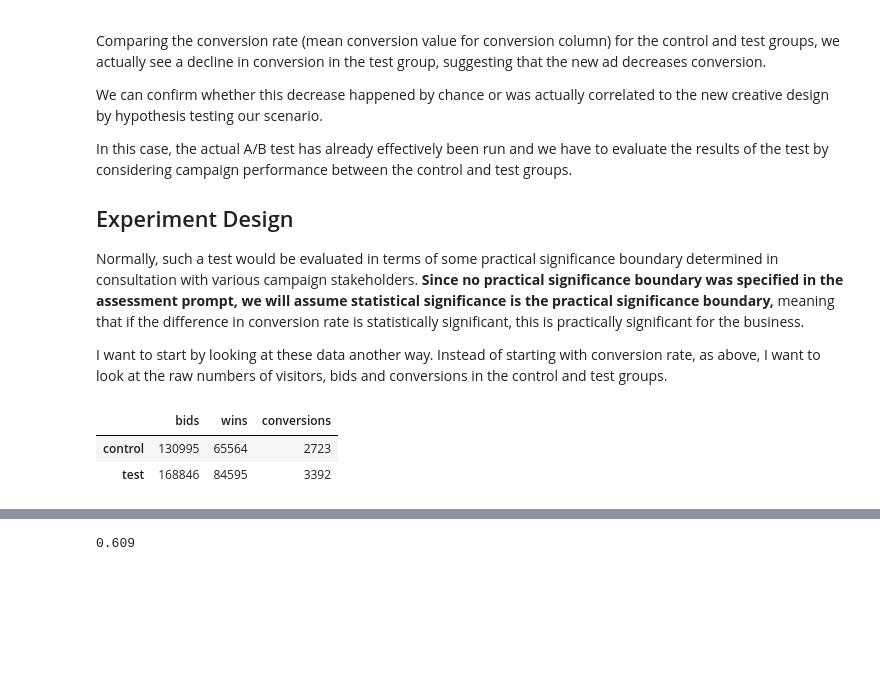
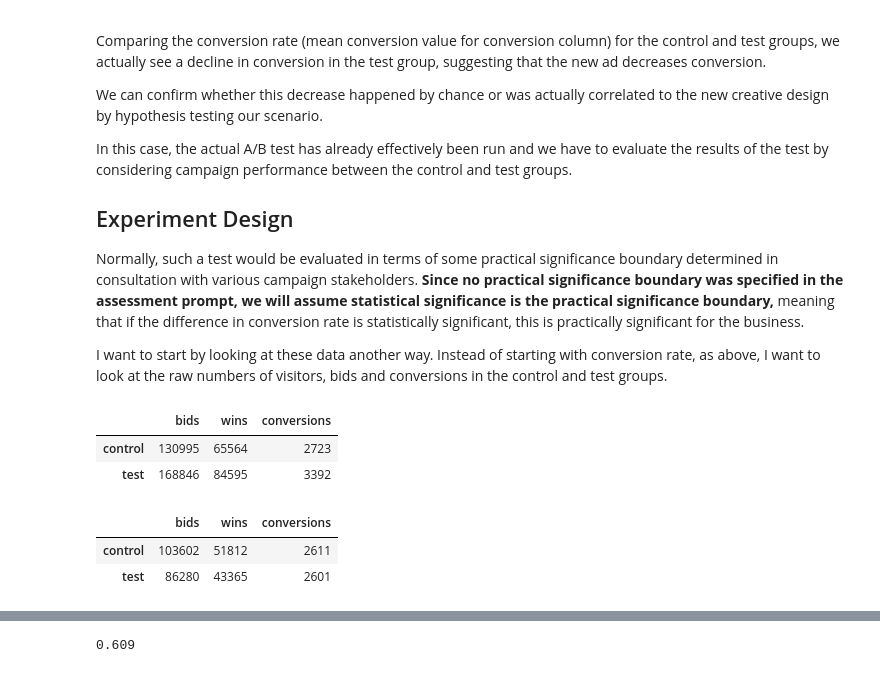
Before and after one commit to jkurdys/Vericast, a Jupyter notebook: notebooks/EDA.ipynb, the cells around one changed output, grey strips where cells are left out. Cells and saved outputs as stored; diff of their text form; code cells hidden in the pictures; blank space fills up the shorter version.

```diff
--- a/notebooks/EDA.ipynb
+++ b/notebooks/EDA.ipynb
@@ -621 +584,5 @@ bids.describe()
+# %%
+trunctrl = control_df[~control_df['location'].isin(['AL', 'MS', 'NC', 'TN'])]
+trunctest = test_df[~test_df['location'].isin(['AL', 'MS', 'NC', 'TN'])]
+truncfull = full[~full['location'].isin(['AL', 'MS', 'NC', 'TN'])]
 # %%
@@ -688,6 +647,12 @@ conv_df
 |  | bids | wins | conversions |
 | control | 130995 | 65564 | 2723 |
 | test | 168846 | 84595 | 3392 |
+# %%
+trunc_conv
+# %% [output]
+|  | bids | wins | conversions |
+| control | 103602 | 51812 | 2611 |
+| test | 86280 | 43365 | 2601 |
 # %%
 def permutation_test(s, A, B):
     n = A + B
```
Also changed, not shown: parts of 30 cells of this notebook, 4 other files.
